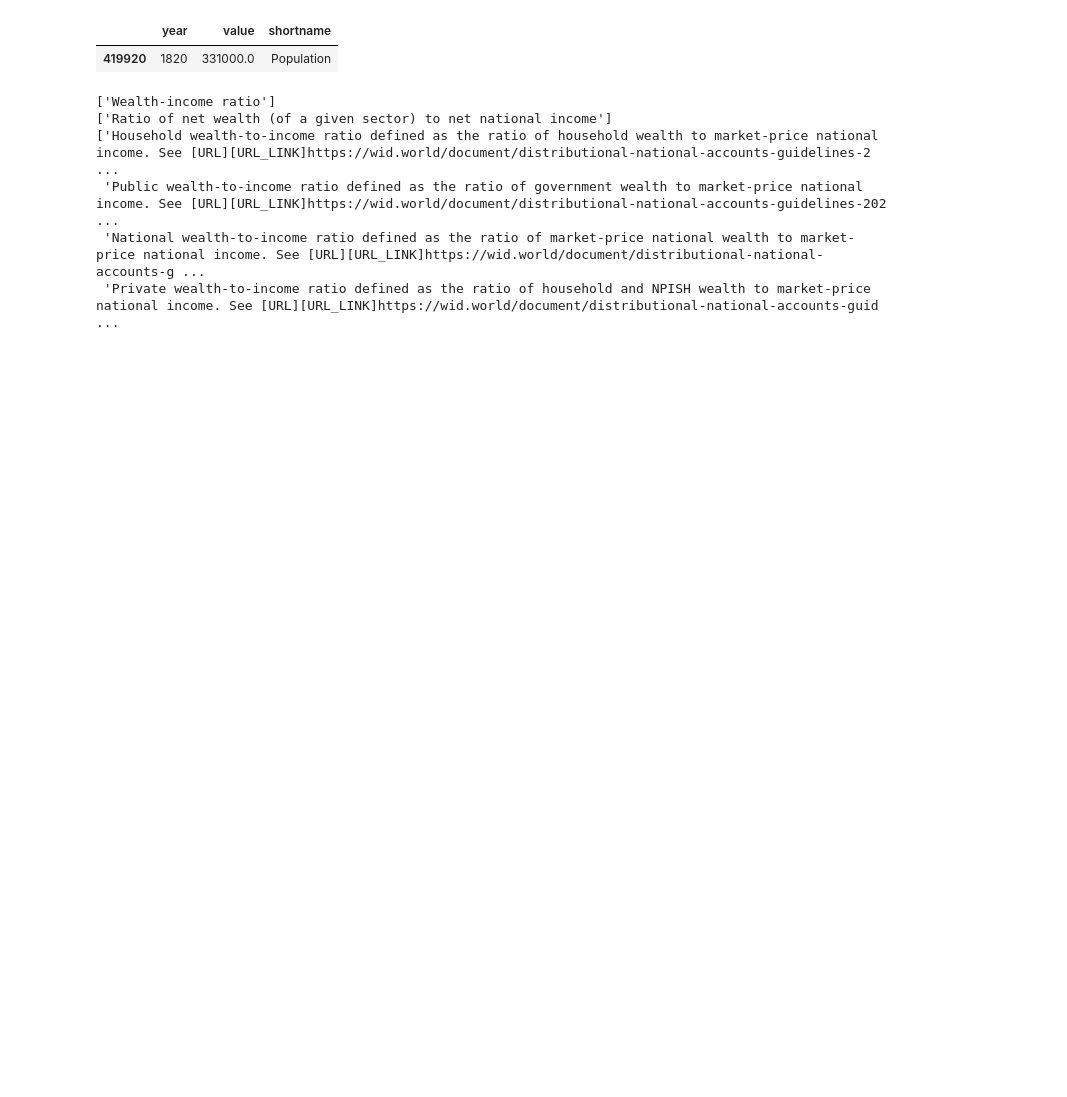
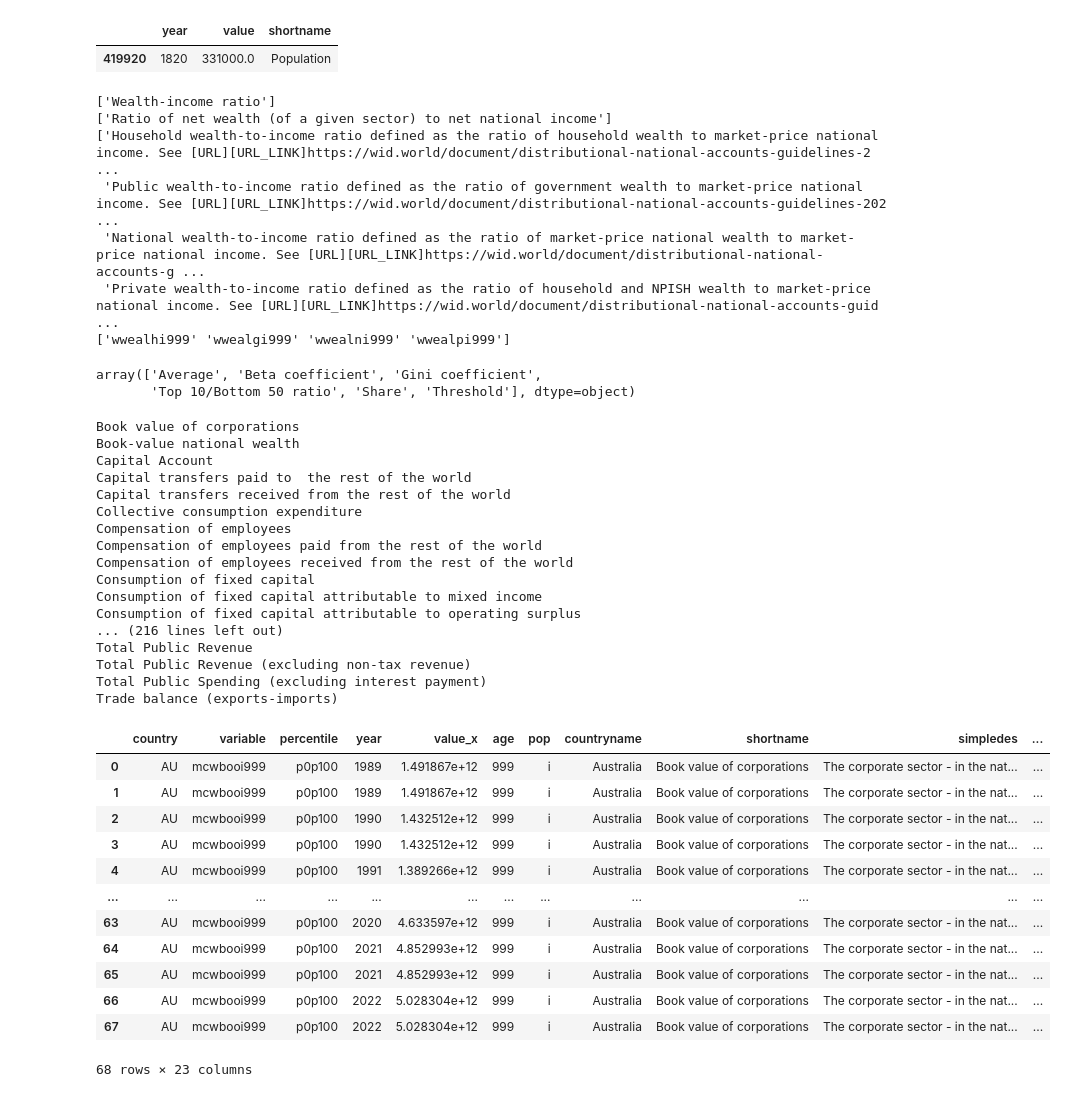
Before and after one commit to aldillon88/world-inequality-analysis, a Jupyter notebook: notebooks/initial-eda.ipynb, the cells around one changed output. Saved outputs shown, nothing was run; the diff lists cells and outputs as text; code cells hidden in the pictures; blank space fills up the shorter version.

```diff
--- a/notebooks/initial-eda.ipynb
+++ b/notebooks/initial-eda.ipynb
@@ -262,7 +274,7 @@ net_wealth_list = [
 
 wealth = df[df['shortname'].isin(net_wealth_list)]
 
-cols = ['shorttype', 'longtype', 'method']
+cols = ['shorttype', 'longtype', 'method', 'variable']
 for col in cols:
     print(wealth[col].unique())
 # %% [output]
@@ -272,6 +284,7 @@ for col in cols:
  'Public wealth-to-income ratio defined as the ratio of government wealth to market-price national income. See [URL][URL_LINK]https://wid.world/document/distributional-national-accounts-guidelines-202 ...
  'National wealth-to-income ratio defined as the ratio of market-price national wealth to market-price national income. See [URL][URL_LINK]https://wid.world/document/distributional-national-accounts-g ...
  'Private wealth-to-income ratio defined as the ratio of household and NPISH wealth to market-price national income. See [URL][URL_LINK]https://wid.world/document/distributional-national-accounts-guid ...
+['wwealhi999' 'wwealgi999' 'wwealni999' 'wwealpi999']
 # %%
 fig = go.Figure()
 
@@ -309,3 +322,60 @@ fig.update_layout(
 )
 
 fig.show()
+# %%
+wealth = [
+    'Net public wealth',
+    'Net personal wealth',
+    'Net private wealth'
+]
+
+df[(df['shortname'].isin(wealth)) & (df['shortage'] == 'All Ages')]['shorttype'].unique()
+df[(df['shortname'].isin(wealth)) & (df['shortage'] == 'Adults')]['shorttype'].unique()
+#df[df['shortname'].isin(wealth)]['shortage'].unique()
+#df[df['shortname'] == 'Net private wealth']['simpledes'].unique()
+# %% [output]
+array(['Average', 'Beta coefficient', 'Gini coefficient',
+       'Top 10/Bottom 50 ratio', 'Share', 'Threshold'], dtype=object)
+# %%
+df_list = []
+
+for name, data in df.groupby('shortname'):
+    if np.all(np.isin(['Average', 'Total'], data['shorttype'].unique())):
+        print(name)
+    shorttype_avg = data[data['shorttype'] == 'Average'][['shortname', 'year', 'value']]
+    shorttype_total = data[data['shorttype'] == 'Total']
+    combined = pd.merge(left=shorttype_total, right=shorttype_avg, on=['shortname', 'year'], how='left')
+    df_list.append(combined)
+
+df_list[0]
+# %% [output]
+Book value of corporations
+Book-value national wealth
+Capital Account
+Capital transfers paid to  the rest of the world
+Capital transfers received from the rest of the world
+Collective consumption expenditure
+Compensation of employees
+Compensation of employees paid from the rest of the world
+Compensation of employees received from the rest of the world
+Consumption of fixed capital
+Consumption of fixed capital attributable to mixed income
+Consumption of fixed capital attributable to operating surplus
+... (216 lines left out)
+Total Public Revenue
+Total Public Revenue (excluding non-tax revenue)
+Total Public Spending (excluding interest payment)
+Trade balance (exports-imports)
+|  | country | variable | percentile | year | value_x | age | pop | countryname | shortname | simpledes | ... |
+| 0 | AU | mcwbooi999 | p0p100 | 1989 | 1.491867e+12 | 999 | i | Australia | Book value of corporations | The corporate sector - in the nat... | ... |
+| 1 | AU | mcwbooi999 | p0p100 | 1989 | 1.491867e+12 | 999 | i | Australia | Book value of corporations | The corporate sector - in the nat... | ... |
+| 2 | AU | mcwbooi999 | p0p100 | 1990 | 1.432512e+12 | 999 | i | Australia | Book value of corporations | The corporate sector - in the nat... | ... |
+| 3 | AU | mcwbooi999 | p0p100 | 1990 | 1.432512e+12 | 999 | i | Australia | Book value of corporations | The corporate sector - in the nat... | ... |
+| 4 | AU | mcwbooi999 | p0p100 | 1991 | 1.389266e+12 | 999 | i | Australia | Book value of corporations | The corporate sector - in the nat... | ... |
+| ... | ... | ... | ... | ... | ... | ... | ... | ... | ... | ... | ... |
+| 63 | AU | mcwbooi999 | p0p100 | 2020 | 4.633597e+12 | 999 | i | Australia | Book value of corporations | The corporate sector - in the nat... | ... |
+| 64 | AU | mcwbooi999 | p0p100 | 2021 | 4.852993e+12 | 999 | i | Australia | Book value of corporations | The corporate sector - in the nat... | ... |
+| 65 | AU | mcwbooi999 | p0p100 | 2021 | 4.852993e+12 | 999 | i | Australia | Book value of corporations | The corporate sector - in the nat... | ... |
+| 66 | AU | mcwbooi999 | p0p100 | 2022 | 5.028304e+12 | 999 | i | Australia | Book value of corporations | The corporate sector - in the nat... | ... |
+| 67 | AU | mcwbooi999 | p0p100 | 2022 | 5.028304e+12 | 999 | i | Australia | Book value of corporations | The corporate sector - in the nat... | ... |
+68 rows × 23 columns
```
Also changed, not shown: parts of 3 cells of this notebook, 2 other files.
